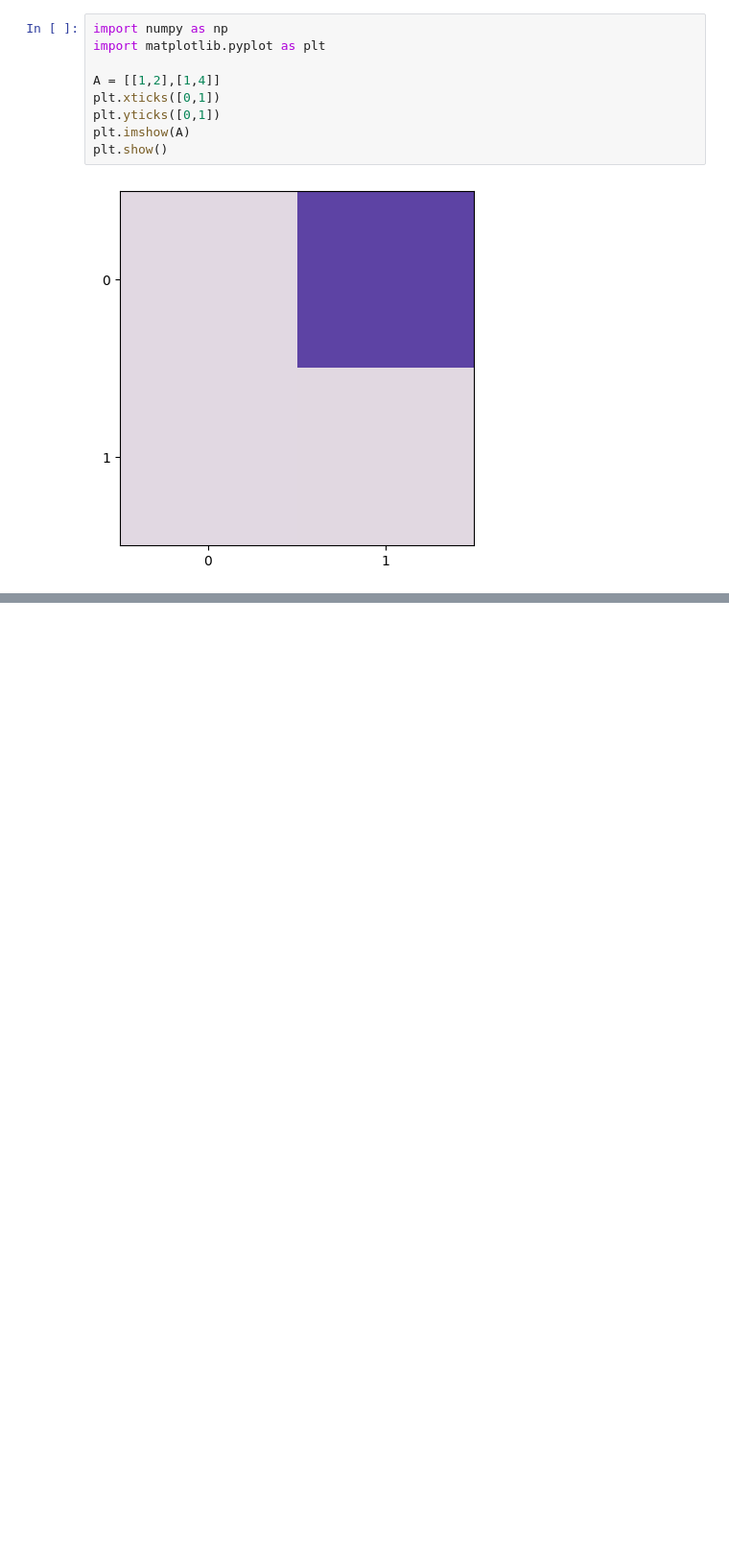
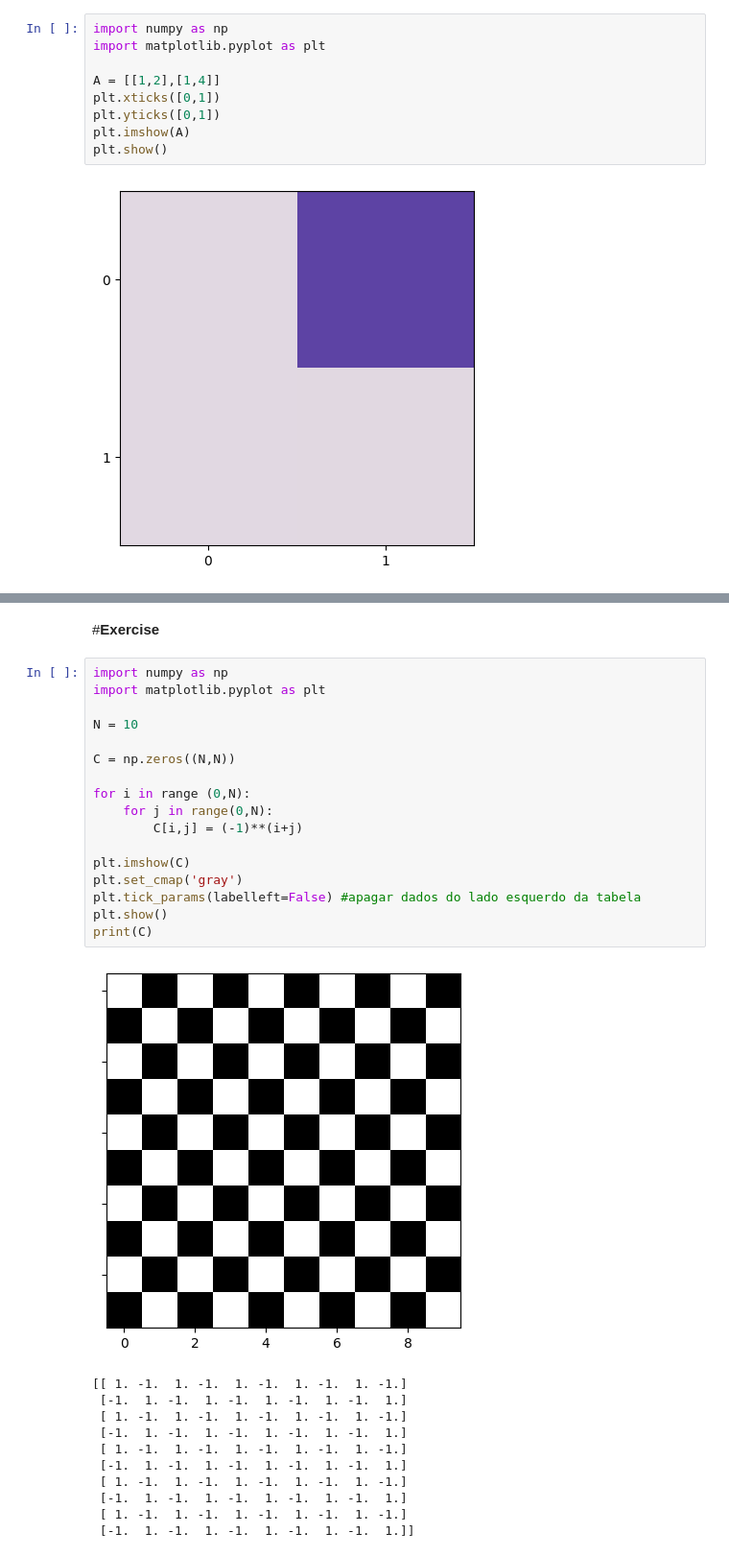
Before and after one commit to gregorimaia/Engenharia_Aeroespacial, a Jupyter notebook: Graphing_and_visualization.ipynb, the cells around one changed output, grey strips where cells are left out. Shown: that part at 96% size. Cells and saved outputs as stored; diff of their text form; blank space fills up the shorter version.

```diff
--- a/Graphing_and_visualization.ipynb
+++ b/Graphing_and_visualization.ipynb
@@ -320,0 +323,31 @@ plt.show()
+# %% [markdown]
+#**Exercise**
+# %%
+import numpy as np
+import matplotlib.pyplot as plt
+
+N = 10
+
+C = np.zeros((N,N))
+
+for i in range (0,N):
+    for j in range(0,N):
+        C[i,j] = (-1)**(i+j)
+
+plt.imshow(C)
+plt.set_cmap('gray')
+plt.tick_params(labelleft=False) #apagar dados do lado esquerdo da tabela
+plt.show()
+print(C)
+# %% [output]
+[figure, added]
+[[ 1. -1.  1. -1.  1. -1.  1. -1.  1. -1.]
+ [-1.  1. -1.  1. -1.  1. -1.  1. -1.  1.]
+ [ 1. -1.  1. -1.  1. -1.  1. -1.  1. -1.]
+ [-1.  1. -1.  1. -1.  1. -1.  1. -1.  1.]
+ [ 1. -1.  1. -1.  1. -1.  1. -1.  1. -1.]
+ [-1.  1. -1.  1. -1.  1. -1.  1. -1.  1.]
+ [ 1. -1.  1. -1.  1. -1.  1. -1.  1. -1.]
+ [-1.  1. -1.  1. -1.  1. -1.  1. -1.  1.]
+ [ 1. -1.  1. -1.  1. -1.  1. -1.  1. -1.]
+ [-1.  1. -1.  1. -1.  1. -1.  1. -1.  1.]]
```
Also changed, not shown: parts of 3 cells of this notebook.
